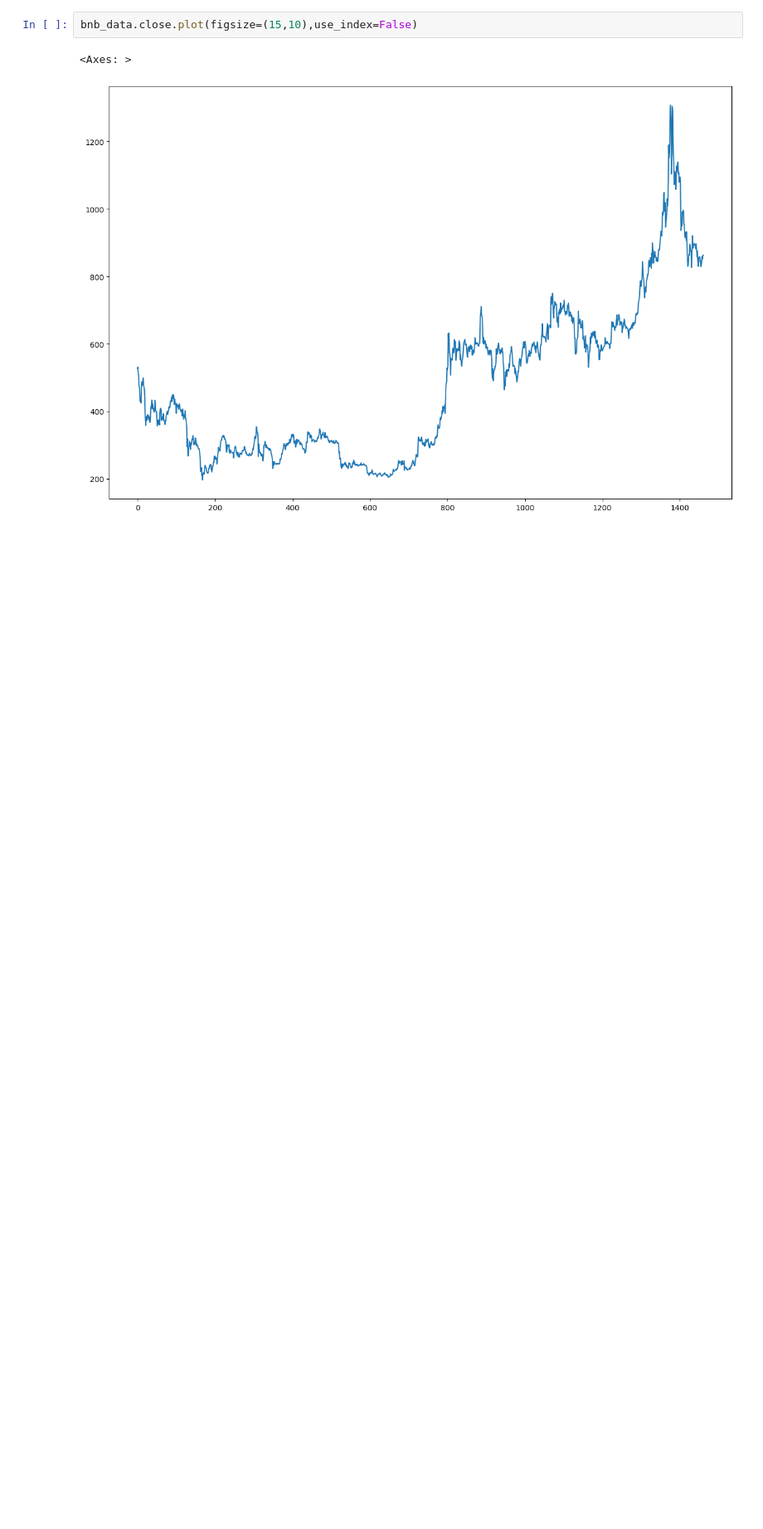
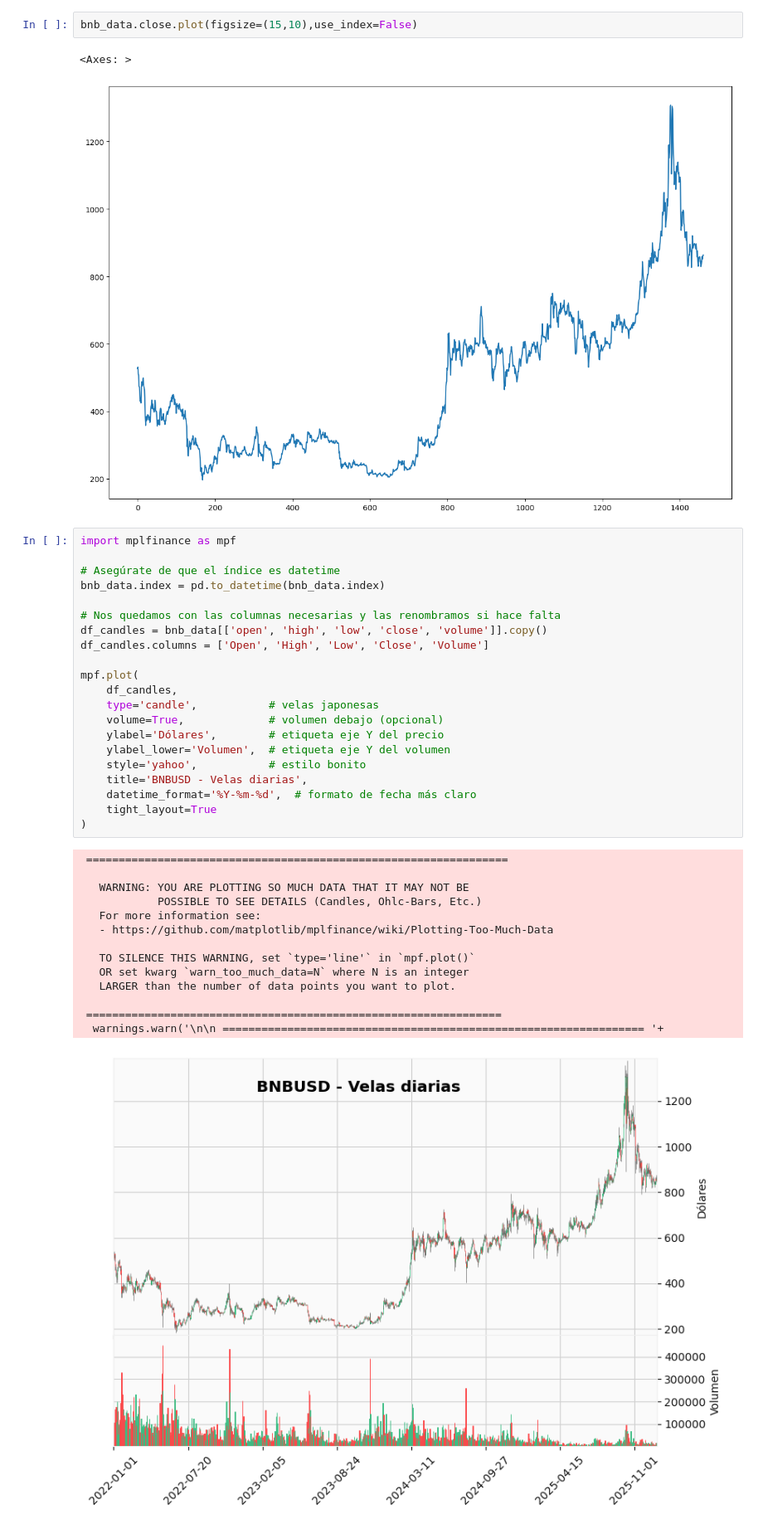
Before and after one commit to MartaVelilla/BigData, a Jupyter notebook: TradingView-Data-master/TradingviewData.ipynb, the cells around one changed output. Shown at 83% size. Saved outputs shown, nothing was run; the diff lists cells and outputs as text; blank space fills up the shorter version.

```diff
--- a/TradingView-Data-master/TradingviewData.ipynb
+++ b/TradingView-Data-master/TradingviewData.ipynb
@@ -102,6 +102,42 @@ bnb_data.close.plot(figsize=(15,10),use_index=False)
 # %% [output]
 <Axes: >
 [figure]
+# %%
+import mplfinance as mpf
+
+# Asegúrate de que el índice es datetime
+bnb_data.index = pd.to_datetime(bnb_data.index)
+
+# Nos quedamos con las columnas necesarias y las renombramos si hace falta
+df_candles = bnb_data[['open', 'high', 'low', 'close', 'volume']].copy()
+df_candles.columns = ['Open', 'High', 'Low', 'Close', 'Volume']
+
+mpf.plot(
+    df_candles,
+    type='candle',           # velas japonesas
+    volume=True,             # volumen debajo (opcional)
+    ylabel='Dólares',        # etiqueta eje Y del precio
+    ylabel_lower='Volumen',  # etiqueta eje Y del volumen
+    style='yahoo',           # estilo bonito
+    title='BNBUSD - Velas diarias',
+    datetime_format='%Y-%m-%d',  # formato de fecha más claro
+    tight_layout=True
+)
+# %% [output]
+ =================================================================
+
+   WARNING: YOU ARE PLOTTING SO MUCH DATA THAT IT MAY NOT BE
+            POSSIBLE TO SEE DETAILS (Candles, Ohlc-Bars, Etc.)
+   For more information see:
+   - https://github.com/matplotlib/mplfinance/wiki/Plotting-Too-Much-Data
+
+   TO SILENCE THIS WARNING, set `type='line'` in `mpf.plot()`
+   OR set kwarg `warn_too_much_data=N` where N is an integer
+   LARGER than the number of data points you want to plot.
+
+ ================================================================
+  warnings.warn('\n\n ================================================================= '+
+[figure, added]
 # %%
 import os
 
```
Also changed, not shown: parts of 2 cells of this notebook, 48 other files.
